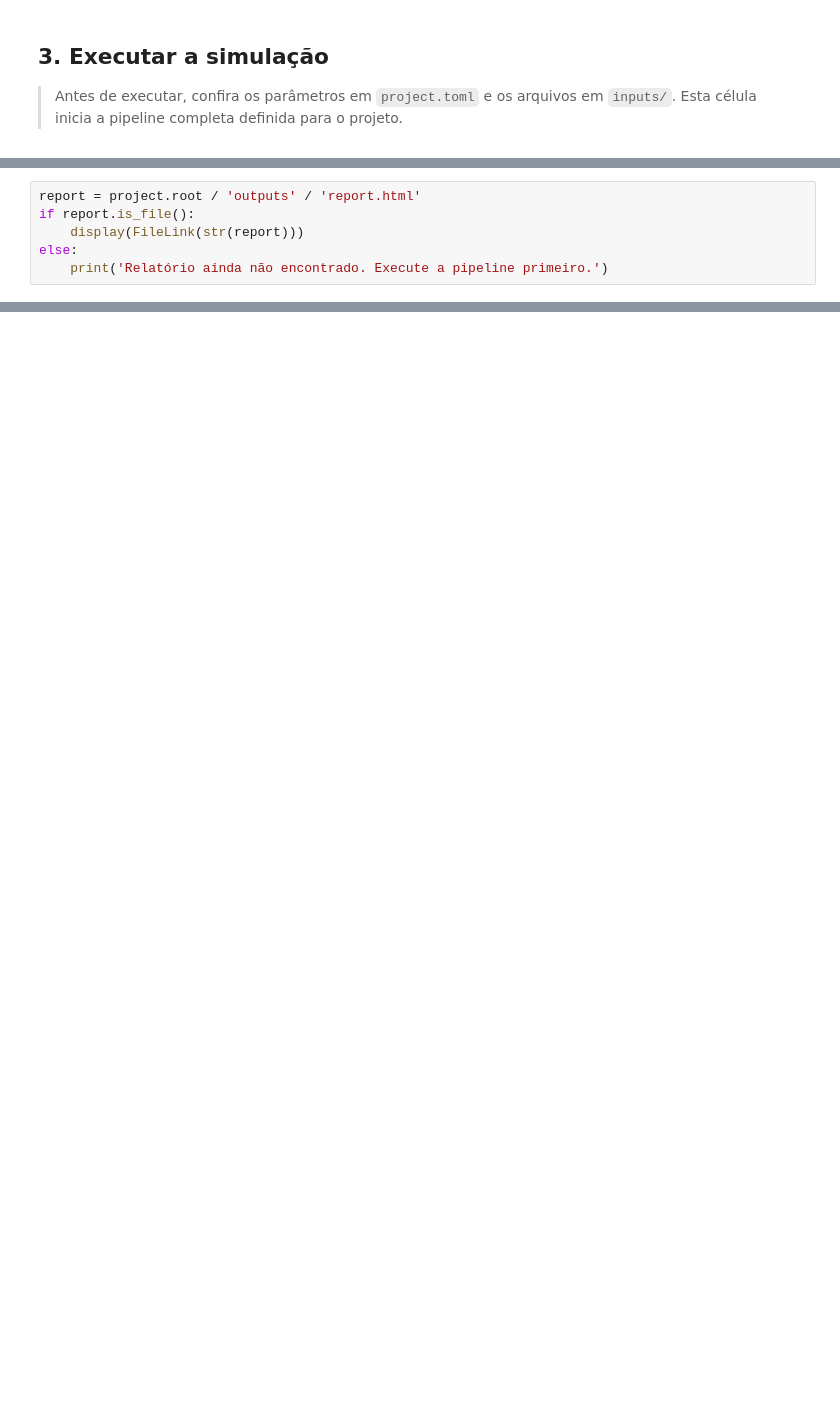
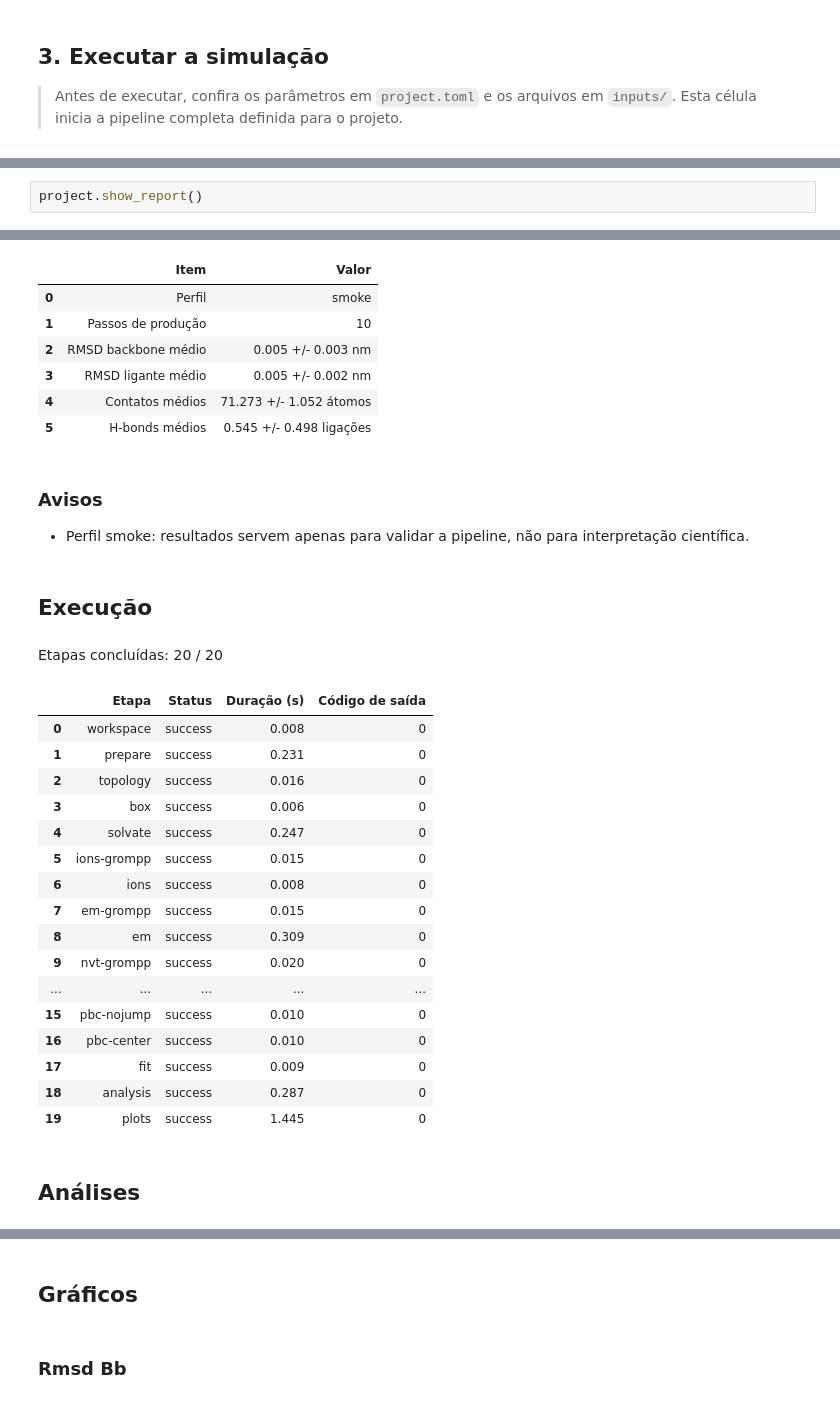
Before and after one commit to MichelLacerda/gmxflow, a Jupyter notebook: examples/smoke_peptide_complex/project.ipynb, the cells around one changed output, grey strips where cells are left out. Drawn from its saved outputs; the diff is of its cells as text; blank space fills up the shorter version.

```diff
--- a/examples/smoke_peptide_complex/project.ipynb
+++ b/examples/smoke_peptide_complex/project.ipynb
@@ -40,6 +45,3 @@ O relatório só estará disponível depois que a pipeline terminar com sucesso.
-# %%
-report = project.root / 'outputs' / 'report.html'
-if report.is_file():
-    display(FileLink(str(report)))
-else:
-    print('Relatório ainda não encontrado. Execute a pipeline primeiro.')
+# %%
+project.show_report()
+# %% [output]
@@ -45,0 +51,29 @@ else:
+|  | Item | Valor |
+| 0 | Perfil | smoke |
+| 1 | Passos de produção | 10 |
+| 2 | RMSD backbone médio | 0.005 +/- 0.003 nm |
+| 3 | RMSD ligante médio | 0.005 +/- 0.002 nm |
+| 4 | Contatos médios | 71.273 +/- 1.052 átomos |
+| 5 | H-bonds médios | 0.545 +/- 0.498 ligações |
+### Avisos
+- Perfil smoke: resultados servem apenas para validar a pipeline, não para interpretação científica.
+## Execução
+Etapas concluídas: 20 / 20
+|  | Etapa | Status | Duração (s) | Código de saída |
+| 0 | workspace | success | 0.008 | 0 |
+| 1 | prepare | success | 0.231 | 0 |
+| 2 | topology | success | 0.016 | 0 |
+| 3 | box | success | 0.006 | 0 |
+| 4 | solvate | success | 0.247 | 0 |
+| 5 | ions-grompp | success | 0.015 | 0 |
+| 6 | ions | success | 0.008 | 0 |
+| 7 | em-grompp | success | 0.015 | 0 |
+| 8 | em | success | 0.309 | 0 |
+| 9 | nvt-grompp | success | 0.020 | 0 |
+| ... | ... | ... | ... | ... |
+| 15 | pbc-nojump | success | 0.010 | 0 |
+| 16 | pbc-center | success | 0.010 | 0 |
+| 17 | fit | success | 0.009 | 0 |
+| 18 | analysis | success | 0.287 | 0 |
+| 19 | plots | success | 1.445 | 0 |
+## Análises
@@ -45,0 +88,2 @@ else:
+## Gráficos
+### Rmsd Bb
```
Also changed, not shown: parts of 5 cells of this notebook, 15 other files.
